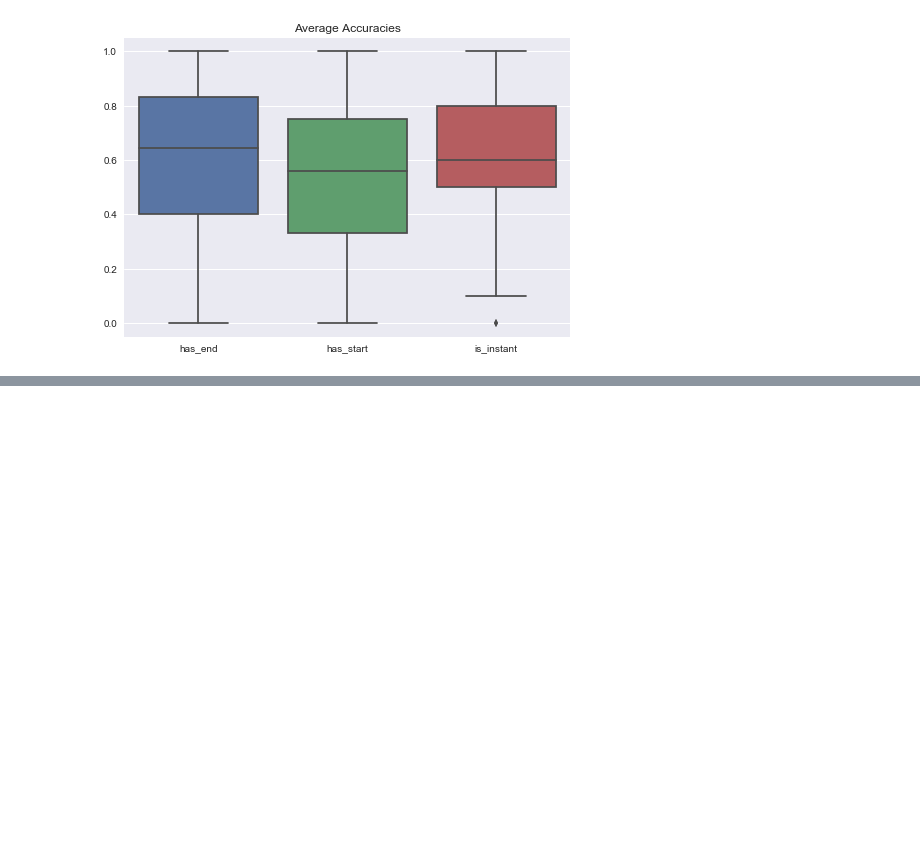
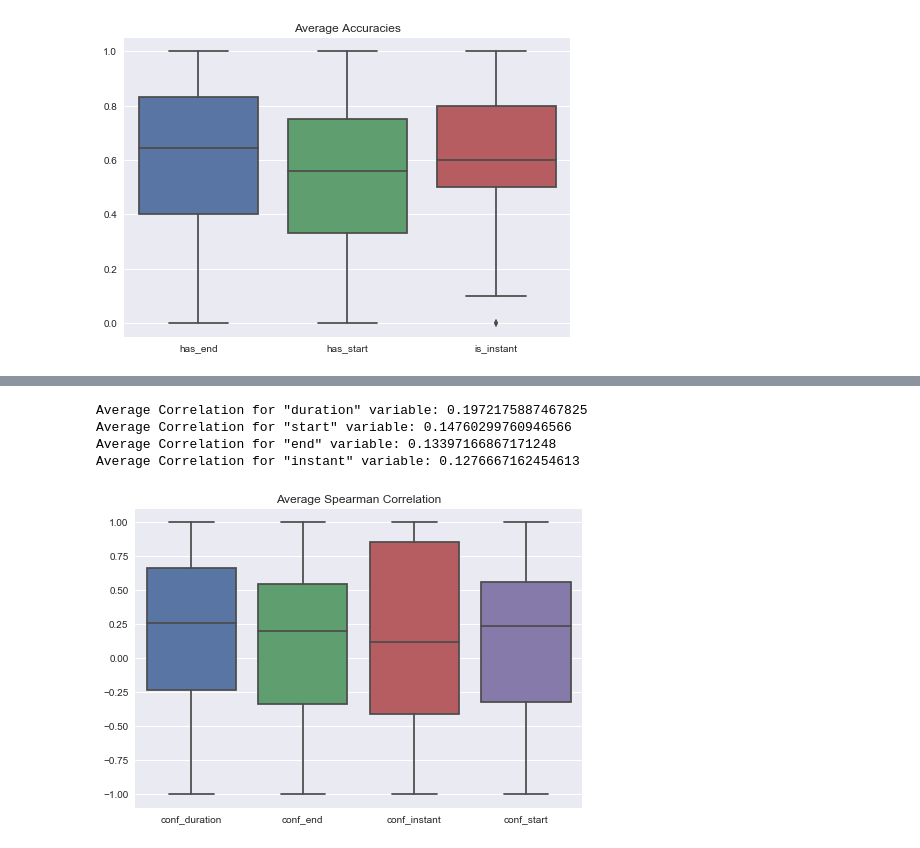
Before and after one commit to mdheller/factslab-protocols, a Jupyter notebook: Temporal_relations/testing_HIT/Inter_annotator_agreement_protocol1.ipynb, the cells around one changed output, grey strips where cells are left out. Saved outputs shown, nothing was run; the diff lists cells and outputs as text; code cells hidden in the pictures; blank space fills up the shorter version.

Commit message:
added spearman correlation

```diff
--- a/Temporal_relations/testing_HIT/Inter_annotator_agreement_protocol1.ipynb
+++ b/Temporal_relations/testing_HIT/Inter_annotator_agreement_protocol1.ipynb
@@ -686,0 +746,7 @@ plt.show()
+# %%
+var_list = ['conf_duration', 'conf_start', 'conf_end', 'conf_instant']
+corrs = {}
+for var in var_list:
+    corrs[var] = average_correlation(pilot_data, 'worker_id',
+                                                            'sent_token', var)
+    print("{} -- Completed!".format(var))
@@ -686,0 +758,2 @@ plt.show()
+# %%
+corr_data = pd.DataFrame(dict([ (k,pd.Series(v)) for k,v in corrs.items() ]))
@@ -686,0 +774,17 @@ plt.show()
+# %%
+print('Average Correlation for "duration" variable: {}'.format(np.nanmean(corr_data['conf_duration'])))
+print('Average Correlation for "start" variable: {}'.format(np.nanmean(corr_data['conf_start'])))
+print('Average Correlation for "end" variable: {}'.format(np.nanmean(corr_data['conf_end'])))
+print('Average Correlation for "instant" variable: {}'.format(np.nanmean(corr_data['conf_instant'])))
+print("\n")
+# %% [output]
+Average Correlation for "duration" variable: 0.1972175887467825
+Average Correlation for "start" variable: 0.14760299760946566
+Average Correlation for "end" variable: 0.13397166867171248
+Average Correlation for "instant" variable: 0.1276667162454613
+# %%
+ax = sns.boxplot(data=corr_data)
+ax.set(title="Average Spearman Correlation")
+plt.show()
+# %% [output]
+[figure, added]
```
Also changed, not shown: parts of 6 cells of this notebook.
